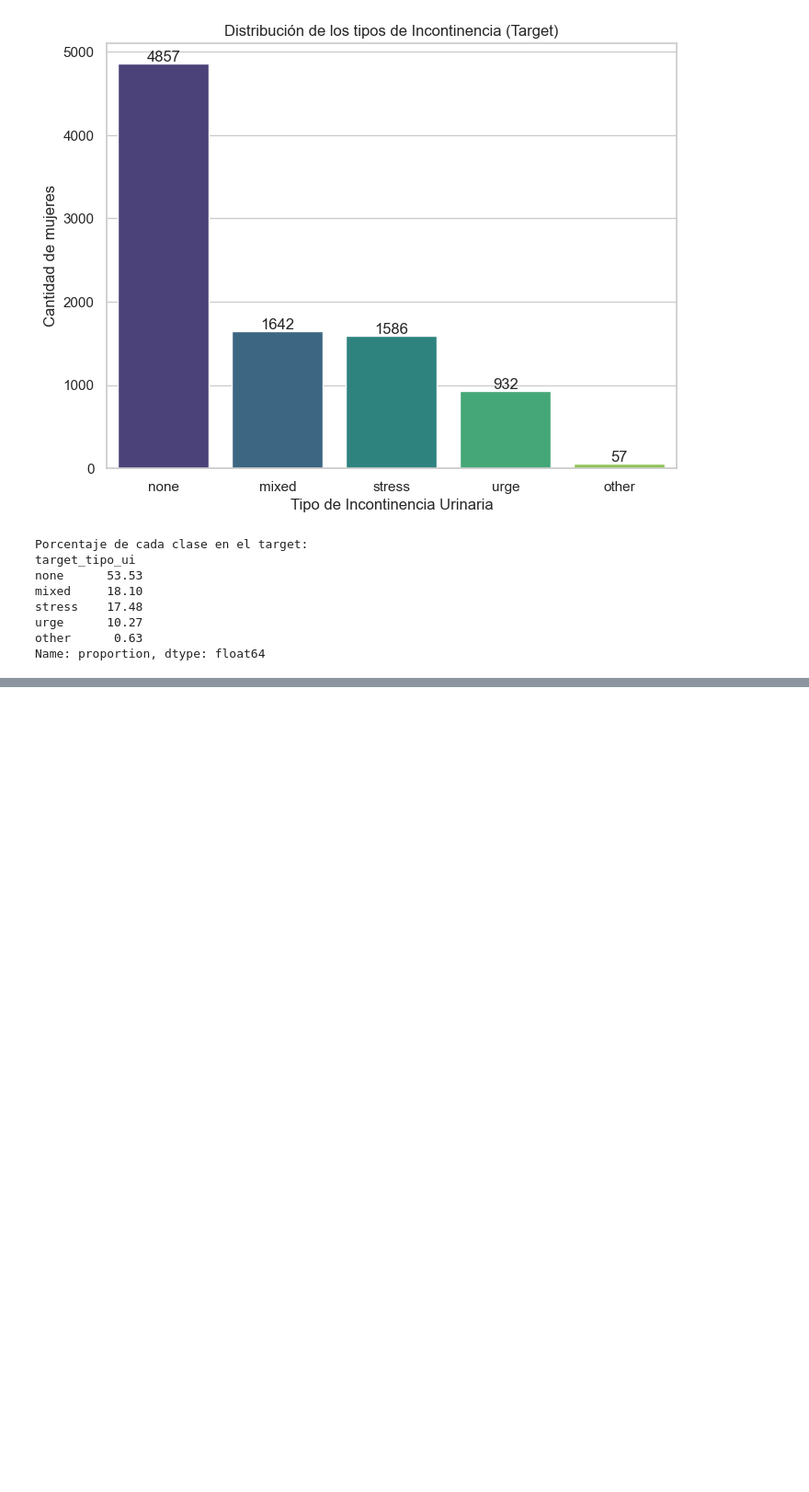
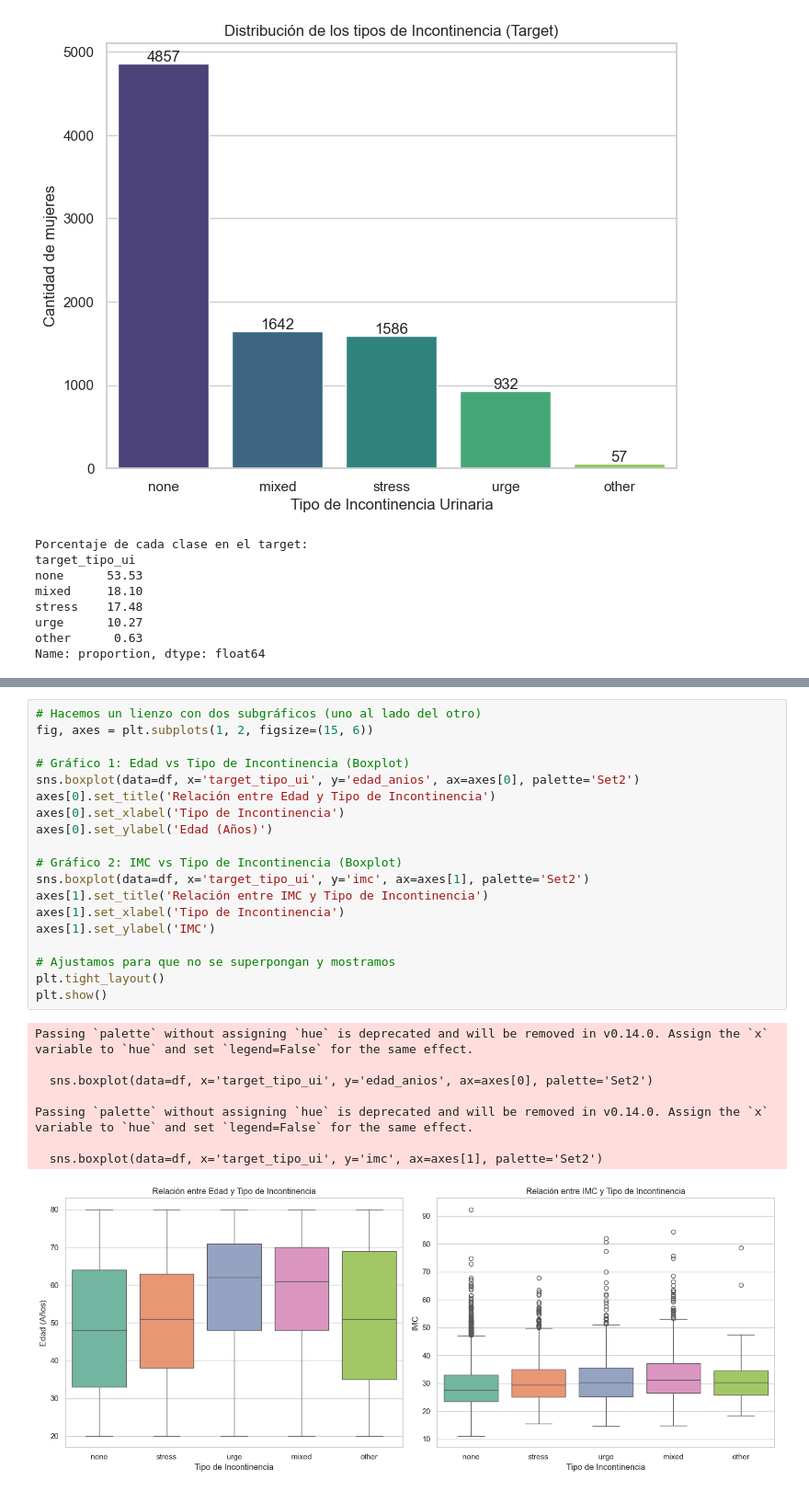
Before and after one commit to Bootcamp-IA-P6/Proyecto7_Equipo3_Multiclase, a Jupyter notebook: notebooks/modeling/notebook_camila.ipynb, the cells around one changed output, grey strips where cells are left out. Shown at 92% size. Cells and saved outputs as stored; diff of their text form; blank space fills up the shorter version.

```diff
--- a/notebooks/modeling/notebook_camila.ipynb
+++ b/notebooks/modeling/notebook_camila.ipynb
@@ -117,0 +153,28 @@ Name: proportion, dtype: float64
+# %%
+# Hacemos un lienzo con dos subgráficos (uno al lado del otro)
+fig, axes = plt.subplots(1, 2, figsize=(15, 6))
+
+# Gráfico 1: Edad vs Tipo de Incontinencia (Boxplot)
+sns.boxplot(data=df, x='target_tipo_ui', y='edad_anios', ax=axes[0], palette='Set2')
+axes[0].set_title('Relación entre Edad y Tipo de Incontinencia')
+axes[0].set_xlabel('Tipo de Incontinencia')
+axes[0].set_ylabel('Edad (Años)')
+
+# Gráfico 2: IMC vs Tipo de Incontinencia (Boxplot)
+sns.boxplot(data=df, x='target_tipo_ui', y='imc', ax=axes[1], palette='Set2')
+axes[1].set_title('Relación entre IMC y Tipo de Incontinencia')
+axes[1].set_xlabel('Tipo de Incontinencia')
+axes[1].set_ylabel('IMC')
+
+# Ajustamos para que no se superpongan y mostramos
+plt.tight_layout()
+plt.show()
+# %% [output]
+Passing `palette` without assigning `hue` is deprecated and will be removed in v0.14.0. Assign the `x` variable to `hue` and set `legend=False` for the same effect.
+
+  sns.boxplot(data=df, x='target_tipo_ui', y='edad_anios', ax=axes[0], palette='Set2')
+
+Passing `palette` without assigning `hue` is deprecated and will be removed in v0.14.0. Assign the `x` variable to `hue` and set `legend=False` for the same effect.
+
+  sns.boxplot(data=df, x='target_tipo_ui', y='imc', ax=axes[1], palette='Set2')
+[figure, added]
```
Also changed, not shown: parts of 2 cells of this notebook.
